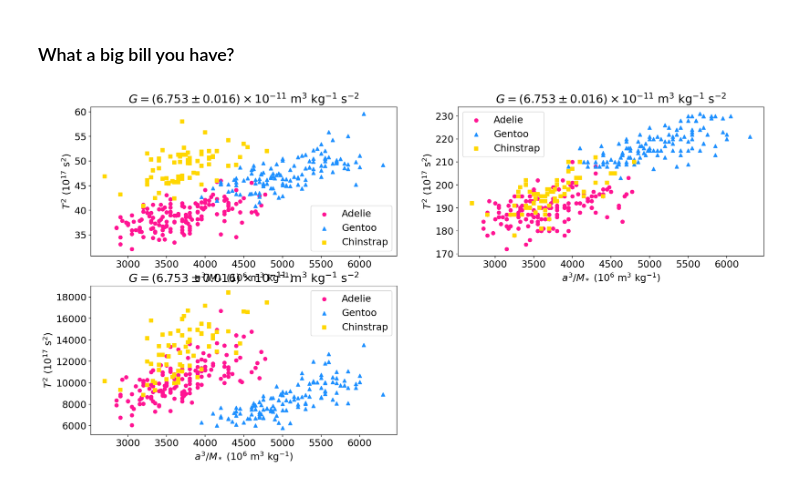
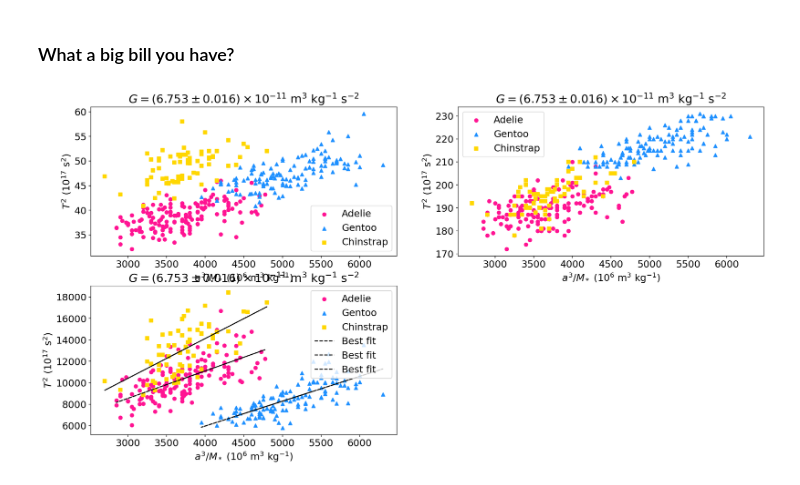
Before and after one commit to amavicpos/other-files, a Jupyter notebook: Scientific computing with Python/C5_notebook.ipynb, the cells around one changed output. Cells and saved outputs as stored; diff of their text form; code cells hidden in the pictures.

Commit message:
Add best fit lines

```diff
--- a/Scientific computing with Python/C5_notebook.ipynb
+++ b/Scientific computing with Python/C5_notebook.ipynb
@@ -529,31 +529,46 @@ ax = fig.add_subplot(2,2,1)
 ax.scatter(penguins_df['Body Mass (g)'].where(penguins_df['Species']=='Adelie Penguin (Pygoscelis adeliae)'), penguins_df['Culmen Length (mm)'].where(penguins_df['Species']=='Adelie Penguin (Pygoscelis adeliae)'), label='Adelie', color='DeepPink')
 ax.scatter(penguins_df['Body Mass (g)'].where(penguins_df['Species']=='Gentoo penguin (Pygoscelis papua)'), penguins_df['Culmen Length (mm)'].where(penguins_df['Species']=='Gentoo penguin (Pygoscelis papua)'), label='Gentoo', color='DodgerBlue', marker='^')
 ax.scatter(penguins_df['Body Mass (g)'].where(penguins_df['Species']=='Chinstrap penguin (Pygoscelis antarctica)'), penguins_df['Culmen Length (mm)'].where(penguins_df['Species']=='Chinstrap penguin (Pygoscelis antarctica)'), label='Chinstrap', color='gold', marker='s')
 ax.set_ylabel('$T^2$ ($10^{17}$ s$^2$)')
 ax.set_xlabel('$a^3 / M_*$ ($10^6$ m$^3$ kg$^{-1}$)')
 title_string = (r'$G = ({0:.3f} \pm {1:.3f}) \times 10^{{-11}}$ m$^{{3}}$ kg$^{{-1}}$ s$^{{-2}}$'.format((g / 1e-11), (g_unc / 1e-11)))
 ax.set_title(title_string)
 ax.legend()
 
 ax = fig.add_subplot(2,2,2)
 ax.scatter(penguins_df['Body Mass (g)'].where(penguins_df['Species']=='Adelie Penguin (Pygoscelis adeliae)'), penguins_df['Flipper Length (mm)'].where(penguins_df['Species']=='Adelie Penguin (Pygoscelis adeliae)'), label='Adelie', color='DeepPink')
 ax.scatter(penguins_df['Body Mass (g)'].where(penguins_df['Species']=='Gentoo penguin (Pygoscelis papua)'), penguins_df['Flipper Length (mm)'].where(penguins_df['Species']=='Gentoo penguin (Pygoscelis papua)'), label='Gentoo', color='DodgerBlue', marker='^')
 ax.scatter(penguins_df['Body Mass (g)'].where(penguins_df['Species']=='Chinstrap penguin (Pygoscelis antarctica)'), penguins_df['Flipper Length (mm)'].where(penguins_df['Species']=='Chinstrap penguin (Pygoscelis antarctica)'), label='Chinstrap', color='gold', marker='s')
 ax.set_ylabel('$T^2$ ($10^{17}$ s$^2$)')
 ax.set_xlabel('$a^3 / M_*$ ($10^6$ m$^3$ kg$^{-1}$)')
 title_string = (r'$G = ({0:.3f} \pm {1:.3f}) \times 10^{{-11}}$ m$^{{3}}$ kg$^{{-1}}$ s$^{{-2}}$'.format((g / 1e-11), (g_unc / 1e-11)))
 ax.set_title(title_string)
 ax.legend()
 
 ax = fig.add_subplot(2,2,3)
 ax.scatter(penguins_df['Body Mass (g)'].where(penguins_df['Species']=='Adelie Penguin (Pygoscelis adeliae)'), penguins_df['Beak Volume (m_3)'].where(penguins_df['Species']=='Adelie Penguin (Pygoscelis adeliae)'), label='Adelie', color='DeepPink')
 ax.scatter(penguins_df['Body Mass (g)'].where(penguins_df['Species']=='Gentoo penguin (Pygoscelis papua)'), penguins_df['Beak Volume (m_3)'].where(penguins_df['Species']=='Gentoo penguin (Pygoscelis papua)'), label='Gentoo', color='DodgerBlue', marker='^')
 ax.scatter(penguins_df['Body Mass (g)'].where(penguins_df['Species']=='Chinstrap penguin (Pygoscelis antarctica)'), penguins_df['Beak Volume (m_3)'].where(penguins_df['Species']=='Chinstrap penguin (Pygoscelis antarctica)'), label='Chinstrap', color='gold', marker='s')
+ax.plot(penguins_df['Body Mass (g)'].where(penguins_df['Species']=='Adelie Penguin (Pygoscelis adeliae)'), \
+    slope_1*penguins_df['Body Mass (g)'].where(penguins_df['Species']=='Adelie Penguin (Pygoscelis adeliae)')+interc_1,
+         linestyle='--',
+         color='black',
+         label='Best fit')
+ax.plot(penguins_df['Body Mass (g)'].where(penguins_df['Species']=='Gentoo penguin (Pygoscelis papua)'), \
+    slope_2*penguins_df['Body Mass (g)'].where(penguins_df['Species']=='Gentoo penguin (Pygoscelis papua)')+interc_2,
+         linestyle='--',
+         color='black',
+         label='Best fit')
+ax.plot(penguins_df['Body Mass (g)'].where(penguins_df['Species']=='Chinstrap penguin (Pygoscelis antarctica)'), \
+    slope_3*penguins_df['Body Mass (g)'].where(penguins_df['Species']=='Chinstrap penguin (Pygoscelis antarctica)')+interc_3,
+         linestyle='--',
+         color='black',
+         label='Best fit')
 ax.set_ylabel('$T^2$ ($10^{17}$ s$^2$)')
 ax.set_xlabel('$a^3 / M_*$ ($10^6$ m$^3$ kg$^{-1}$)')
 title_string = (r'$G = ({0:.3f} \pm {1:.3f}) \times 10^{{-11}}$ m$^{{3}}$ kg$^{{-1}}$ s$^{{-2}}$'.format((g / 1e-11), (g_unc / 1e-11)))
 ax.set_title(title_string)
 ax.legend()
 plt.show()
 # %% [output]
-[figure, old version]
+[figure, new version]
```
